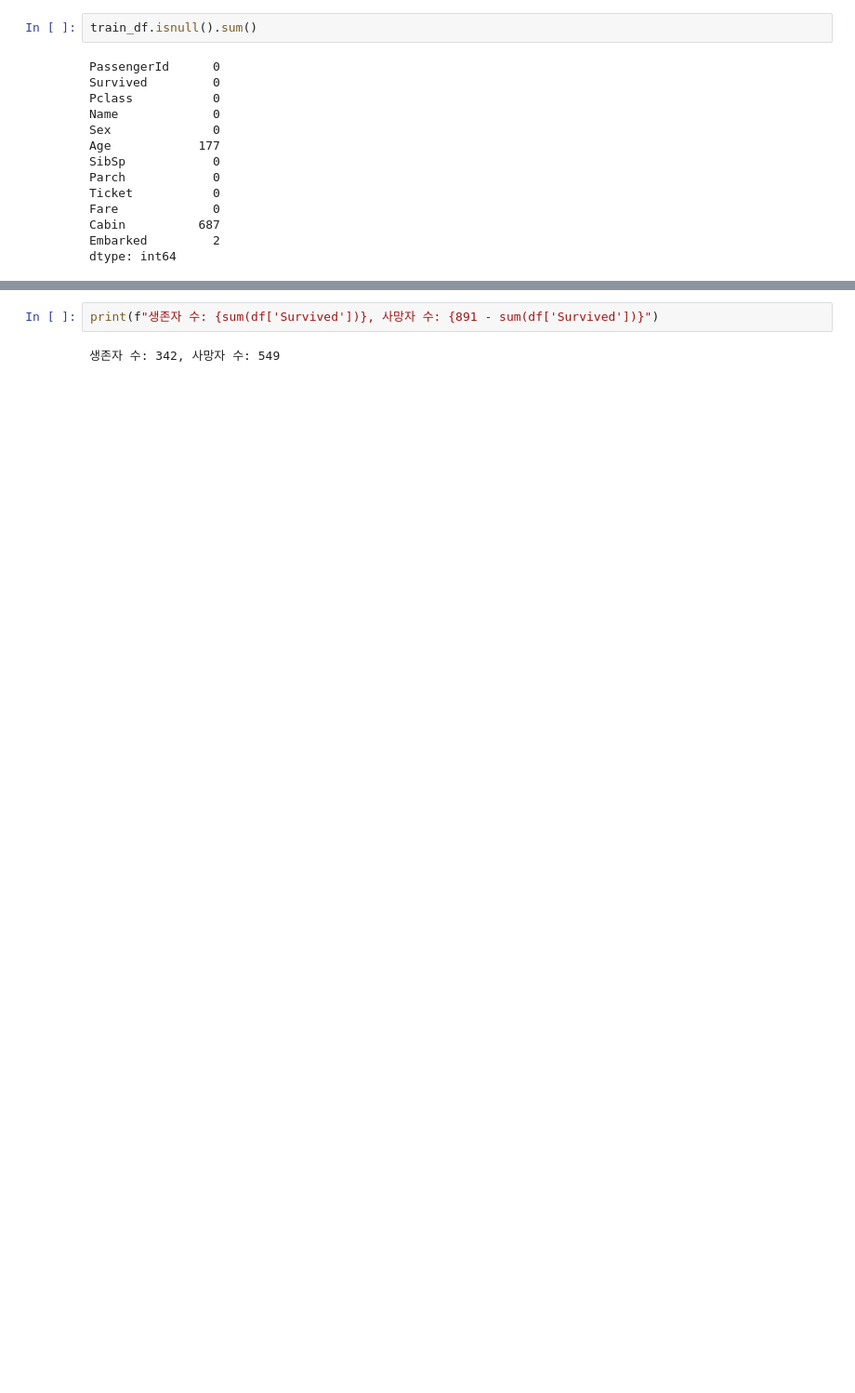
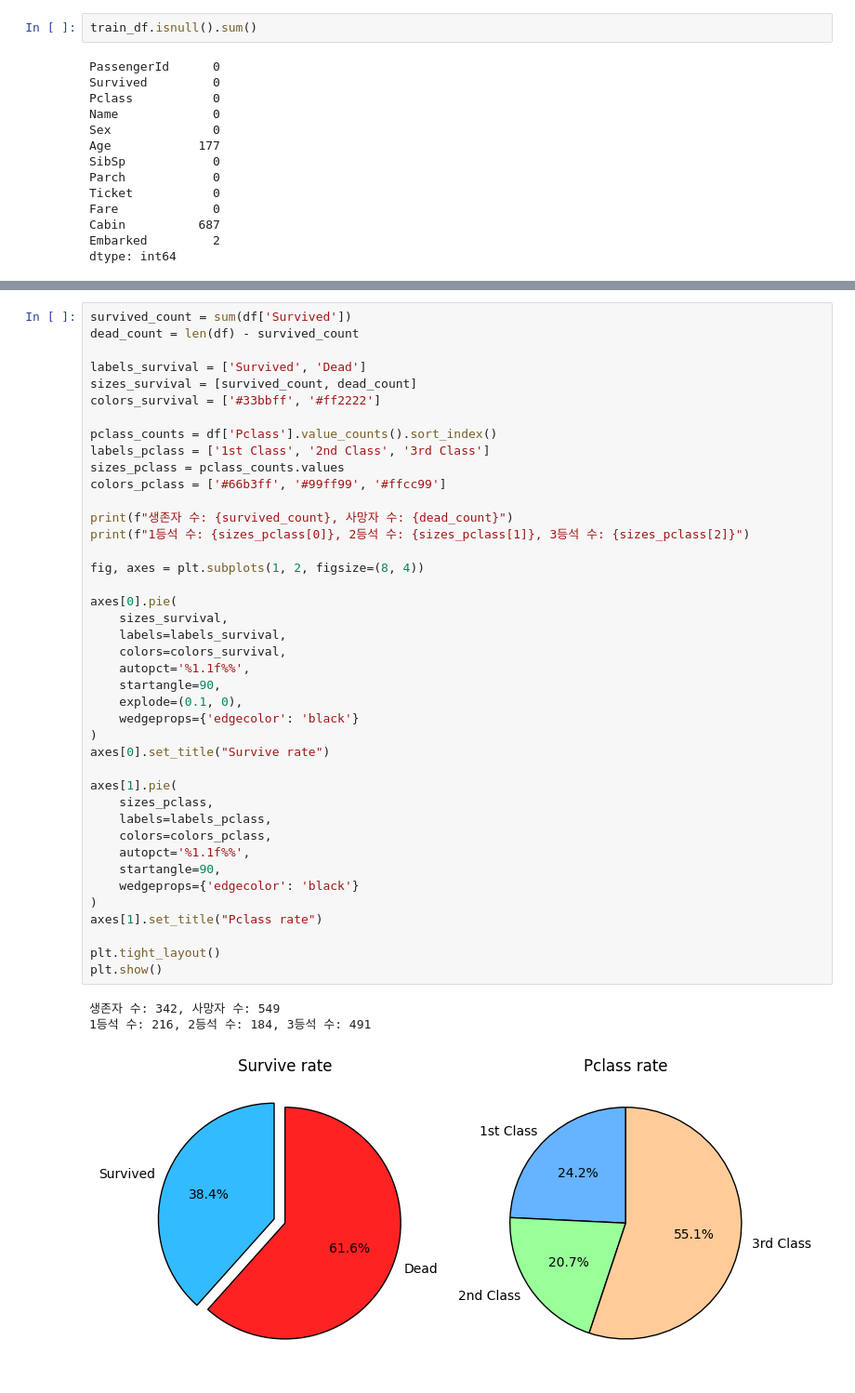
Before and after one commit to kty2001/ML_project, a Jupyter notebook: titanic_analysis.ipynb, the cells around one changed output, grey strips where cells are left out. Shown at 93% size. Cells and saved outputs as stored; diff of their text form; blank space fills up the shorter version.

```diff
--- a/titanic_analysis.ipynb
+++ b/titanic_analysis.ipynb
@@ -189,4 +386,45 @@ print(df)
 # %%
-print(f"생존자 수: {sum(df['Survived'])}, 사망자 수: {891 - sum(df['Survived'])}")
+survived_count = sum(df['Survived'])
+dead_count = len(df) - survived_count
+
+labels_survival = ['Survived', 'Dead']
+sizes_survival = [survived_count, dead_count]
+colors_survival = ['#33bbff', '#ff2222']
+
+pclass_counts = df['Pclass'].value_counts().sort_index()
+labels_pclass = ['1st Class', '2nd Class', '3rd Class']
+sizes_pclass = pclass_counts.values
+colors_pclass = ['#66b3ff', '#99ff99', '#ffcc99']
+
+print(f"생존자 수: {survived_count}, 사망자 수: {dead_count}")
+print(f"1등석 수: {sizes_pclass[0]}, 2등석 수: {sizes_pclass[1]}, 3등석 수: {sizes_pclass[2]}")
+
+fig, axes = plt.subplots(1, 2, figsize=(8, 4))
+
+axes[0].pie(
+    sizes_survival,
+    labels=labels_survival,
+    colors=colors_survival,
+    autopct='%1.1f%%',
+    startangle=90,
+    explode=(0.1, 0),
+    wedgeprops={'edgecolor': 'black'}
+)
+axes[0].set_title("Survive rate")
+
+axes[1].pie(
+    sizes_pclass,
+    labels=labels_pclass,
+    colors=colors_pclass,
+    autopct='%1.1f%%',
+    startangle=90,
+    wedgeprops={'edgecolor': 'black'}
+)
+axes[1].set_title("Pclass rate")
+
+plt.tight_layout()
+plt.show()
 # %% [output]
 생존자 수: 342, 사망자 수: 549
+1등석 수: 216, 2등석 수: 184, 3등석 수: 491
+[figure, added]
```
Also changed, not shown: parts of 64 cells of this notebook, 5 other files.
